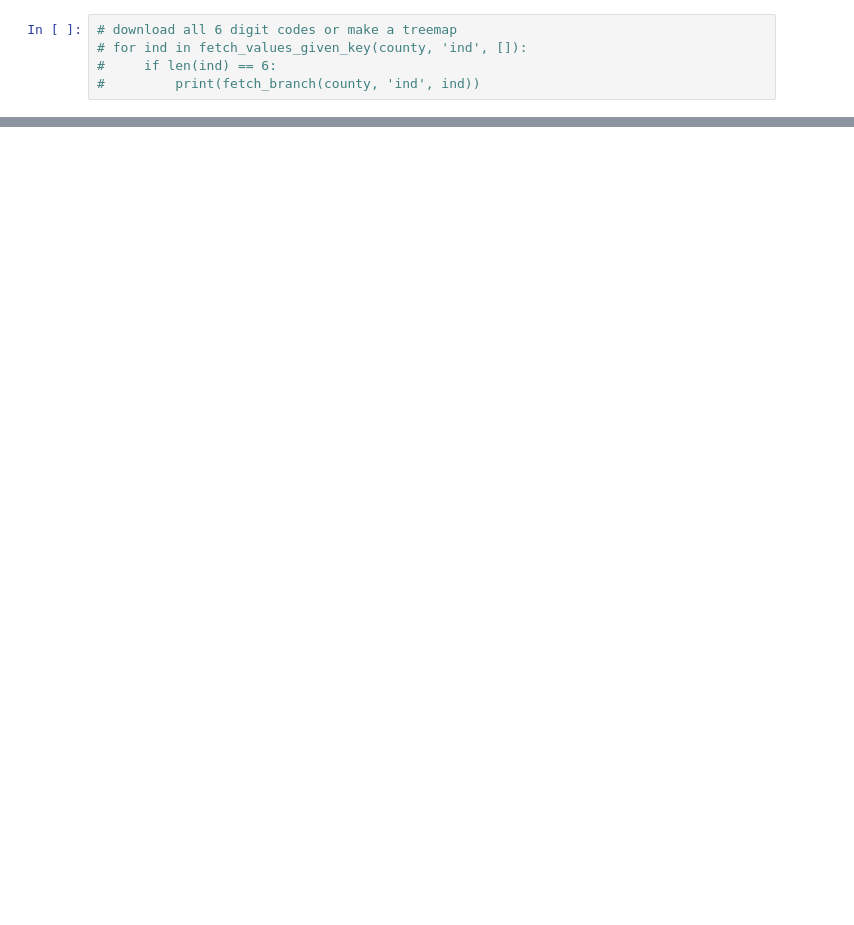
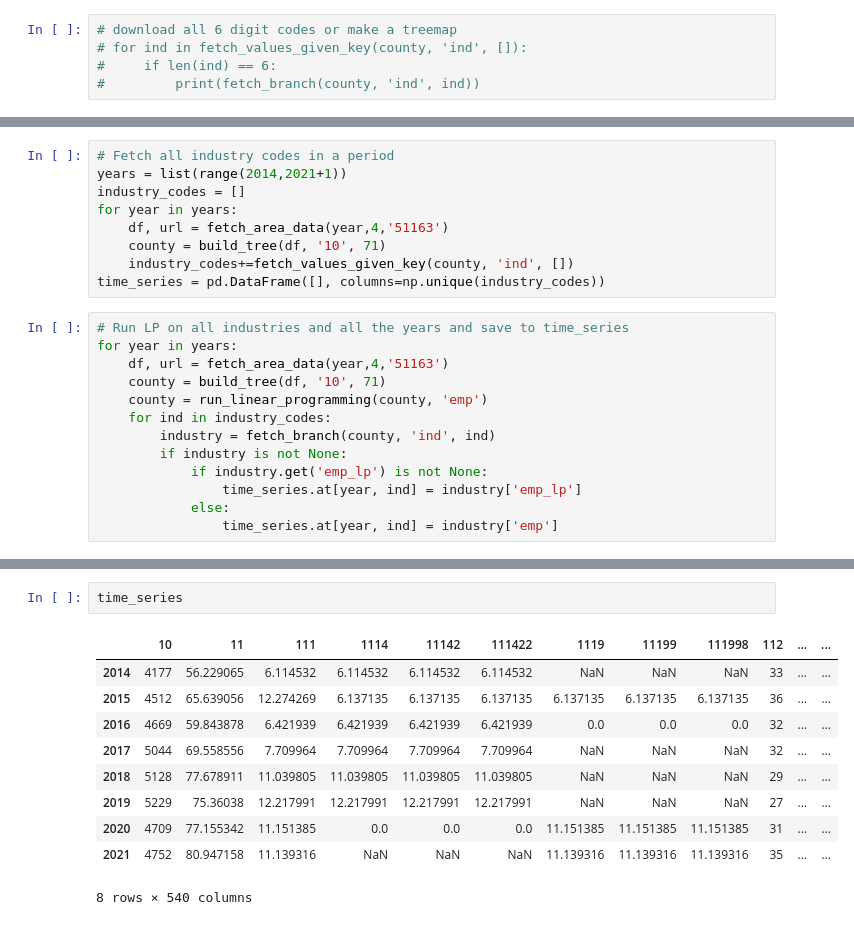
Before and after one commit to tribumirkov/QCEW-Project, a Jupyter notebook: data.ipynb, the cells around one changed output, grey strips where cells are left out. Cells and saved outputs as stored; diff of their text form; blank space fills up the shorter version.

Commit message:
Rockbridge county as time series for emp

```diff
--- a/data.ipynb
+++ b/data.ipynb
@@ -182,0 +222,22 @@ for child in industry['children']:
+# %%
+# Fetch all industry codes in a period
+years = list(range(2014,2021+1))
+industry_codes = []
+for year in years:
+    df, url = fetch_area_data(year,4,'51163')
+    county = build_tree(df, '10', 71)
+    industry_codes+=fetch_values_given_key(county, 'ind', [])
+time_series = pd.DataFrame([], columns=np.unique(industry_codes))
+# %%
+# Run LP on all industries and all the years and save to time_series
+for year in years:
+    df, url = fetch_area_data(year,4,'51163')
+    county = build_tree(df, '10', 71)
+    county = run_linear_programming(county, 'emp')
+    for ind in industry_codes:
+        industry = fetch_branch(county, 'ind', ind)
+        if industry is not None:
+            if industry.get('emp_lp') is not None:
+                time_series.at[year, ind] = industry['emp_lp']
+            else:
+                time_series.at[year, ind] = industry['emp']
@@ -182,0 +261,13 @@ for child in industry['children']:
+# %%
+time_series
+# %% [output]
+|  | 10 | 11 | 111 | 1114 | 11142 | 111422 | 1119 | 11199 | 111998 | 112 | ... | ... |
+| 2014 | 4177 | 56.229065 | 6.114532 | 6.114532 | 6.114532 | 6.114532 | NaN | NaN | NaN | 33 | ... | ... |
+| 2015 | 4512 | 65.639056 | 12.274269 | 6.137135 | 6.137135 | 6.137135 | 6.137135 | 6.137135 | 6.137135 | 36 | ... | ... |
+| 2016 | 4669 | 59.843878 | 6.421939 | 6.421939 | 6.421939 | 6.421939 | 0.0 | 0.0 | 0.0 | 32 | ... | ... |
+| 2017 | 5044 | 69.558556 | 7.709964 | 7.709964 | 7.709964 | 7.709964 | NaN | NaN | NaN | 32 | ... | ... |
+| 2018 | 5128 | 77.678911 | 11.039805 | 11.039805 | 11.039805 | 11.039805 | NaN | NaN | NaN | 29 | ... | ... |
+| 2019 | 5229 | 75.36038 | 12.217991 | 12.217991 | 12.217991 | 12.217991 | NaN | NaN | NaN | 27 | ... | ... |
+| 2020 | 4709 | 77.155342 | 11.151385 | 0.0 | 0.0 | 0.0 | 11.151385 | 11.151385 | 11.151385 | 31 | ... | ... |
+| 2021 | 4752 | 80.947158 | 11.139316 | NaN | NaN | NaN | 11.139316 | 11.139316 | 11.139316 | 35 | ... | ... |
+8 rows × 540 columns
```
Also changed, not shown: parts of 12 cells of this notebook, 5 other files.
